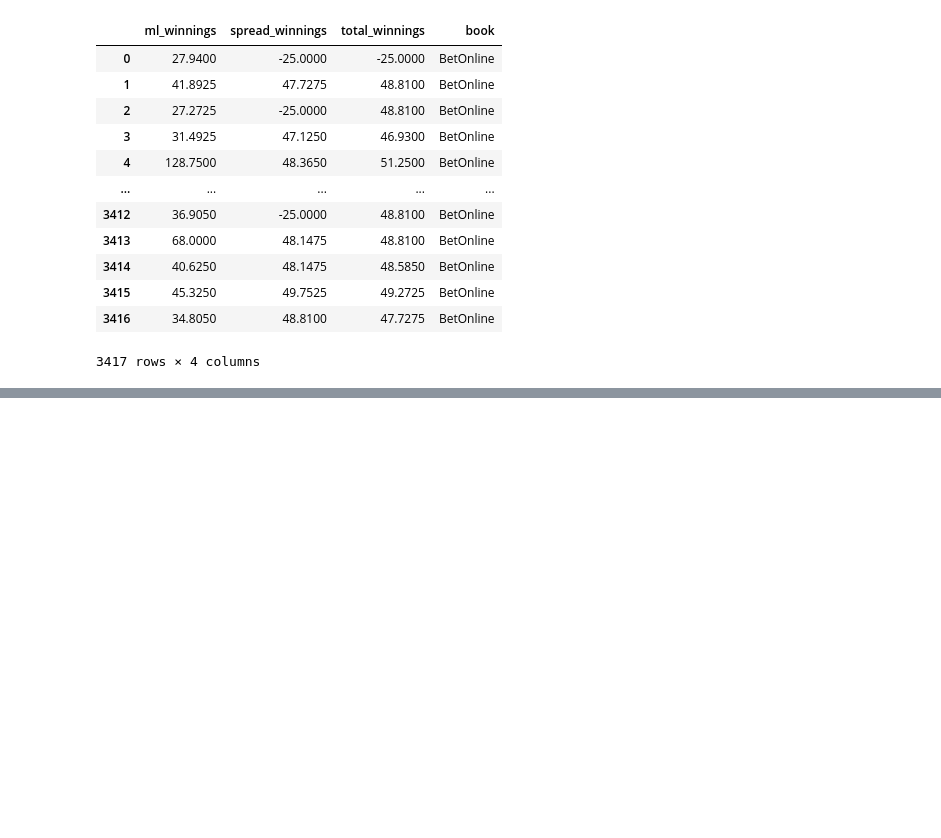
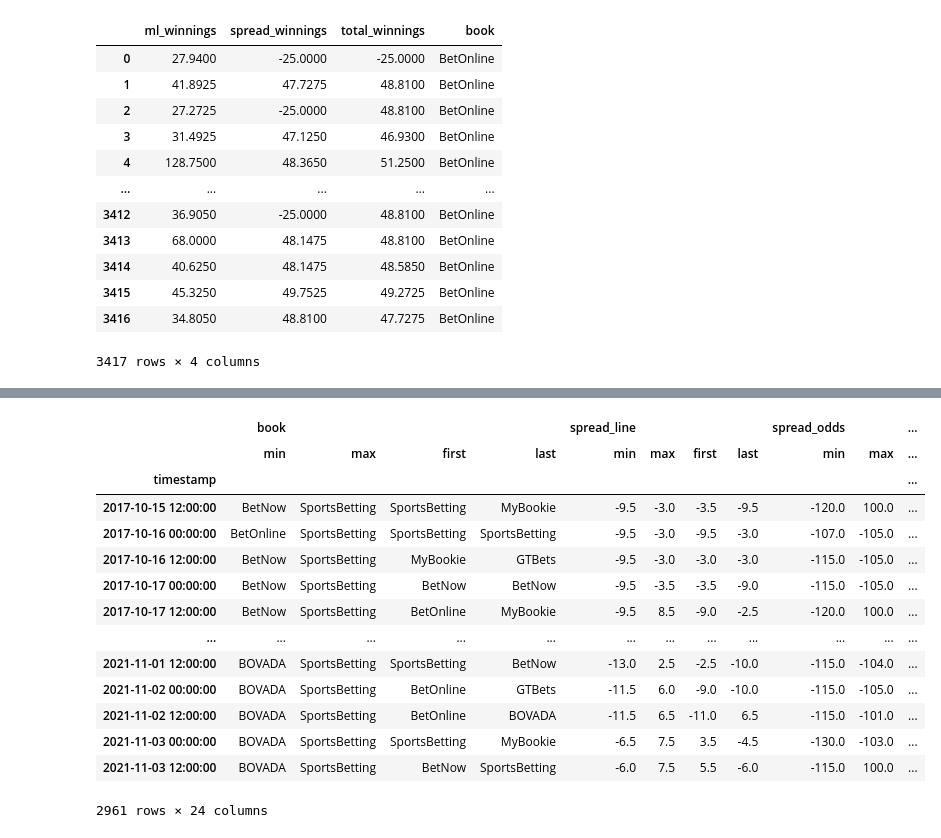
Before and after one commit to kyle-rgb/NBA_Sportsbook_Project, a Jupyter notebook: notebooks/Modeling.ipynb, the cells around one changed output, grey strips where cells are left out. Saved outputs shown, nothing was run; the diff lists cells and outputs as text; code cells hidden in the pictures; blank space fills up the shorter version.

```diff
--- a/notebooks/Modeling.ipynb
+++ b/notebooks/Modeling.ipynb
@@ -542,0 +643,2 @@ sampler = ModelAnalyzer(cls_proj, cls_mkt, cls_groundtruth, "m2")
+# %%
+xf = sample.timeseries
@@ -542,0 +665,18 @@ sampler = ModelAnalyzer(cls_proj, cls_mkt, cls_groundtruth, "m2")
+# %%
+xf.set_index(["timestamp"]).sort_index().resample("12H", level="timestamp").agg(["min", "max", "first", "last"])
+# %% [output]
+|  | book |  |  |  | spread_line |  |  |  | spread_odds |  | ... |
+|  | min | max | first | last | min | max | first | last | min | max | ... |
+| timestamp |  |  |  |  |  |  |  |  |  |  | ... |
+| 2017-10-15 12:00:00 | BetNow | SportsBetting | SportsBetting | MyBookie | -9.5 | -3.0 | -3.5 | -9.5 | -120.0 | 100.0 | ... |
+| 2017-10-16 00:00:00 | BetOnline | SportsBetting | SportsBetting | SportsBetting | -9.5 | -3.0 | -9.5 | -3.0 | -107.0 | -105.0 | ... |
+| 2017-10-16 12:00:00 | BetNow | SportsBetting | MyBookie | GTBets | -9.5 | -3.0 | -3.0 | -3.0 | -115.0 | -105.0 | ... |
+| 2017-10-17 00:00:00 | BetNow | SportsBetting | BetNow | BetNow | -9.5 | -3.5 | -3.5 | -9.0 | -115.0 | -105.0 | ... |
+| 2017-10-17 12:00:00 | BetNow | SportsBetting | BetOnline | MyBookie | -9.5 | 8.5 | -9.0 | -2.5 | -120.0 | 100.0 | ... |
+| ... | ... | ... | ... | ... | ... | ... | ... | ... | ... | ... | ... |
+| 2021-11-01 12:00:00 | BOVADA | SportsBetting | SportsBetting | BetNow | -13.0 | 2.5 | -2.5 | -10.0 | -115.0 | -104.0 | ... |
+| 2021-11-02 00:00:00 | BOVADA | SportsBetting | BetOnline | GTBets | -11.5 | 6.0 | -9.0 | -10.0 | -115.0 | -105.0 | ... |
+| 2021-11-02 12:00:00 | BOVADA | SportsBetting | BetOnline | BOVADA | -11.5 | 6.5 | -11.0 | 6.5 | -115.0 | -101.0 | ... |
+| 2021-11-03 00:00:00 | BOVADA | SportsBetting | SportsBetting | MyBookie | -6.5 | 7.5 | 3.5 | -4.5 | -130.0 | -103.0 | ... |
+| 2021-11-03 12:00:00 | BOVADA | SportsBetting | BetNow | SportsBetting | -6.0 | 7.5 | 5.5 | -6.0 | -115.0 | 100.0 | ... |
+2961 rows × 24 columns
```
Also changed, not shown: parts of 48 cells of this notebook.
